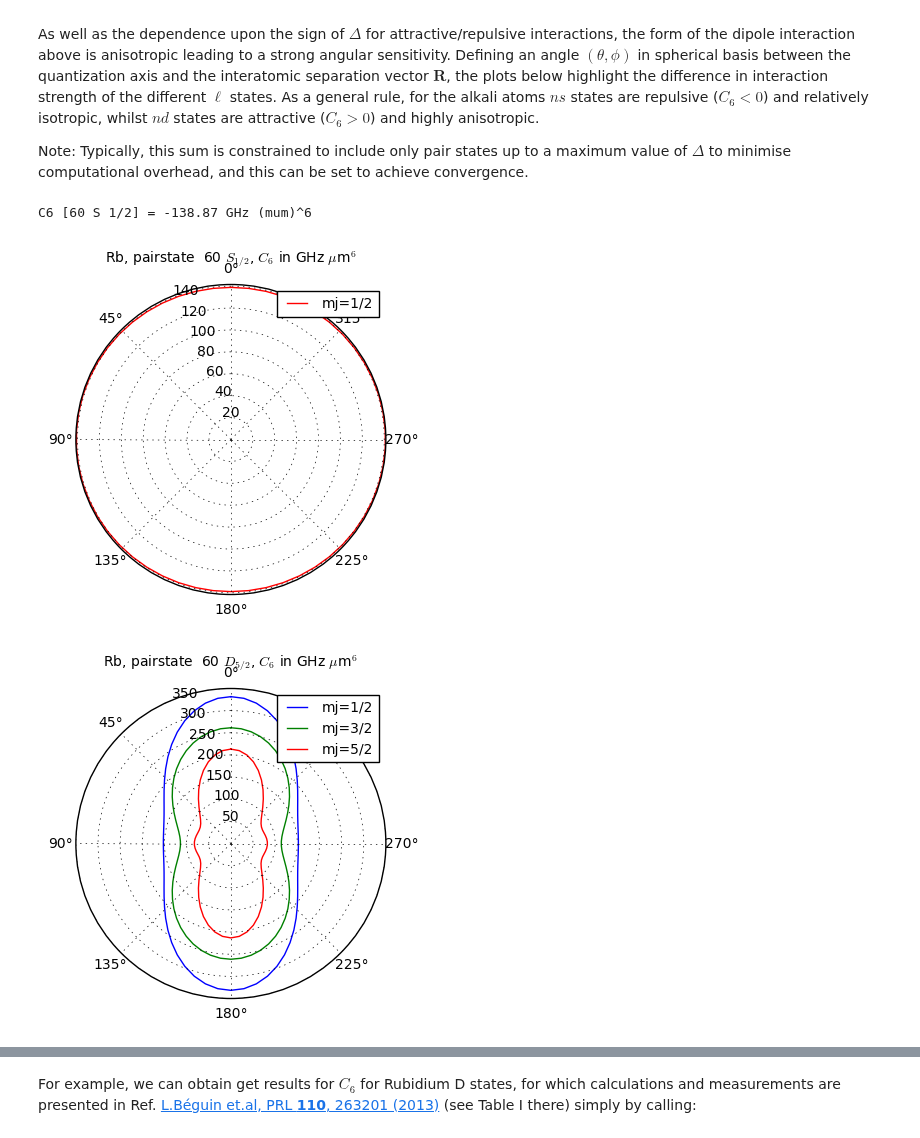
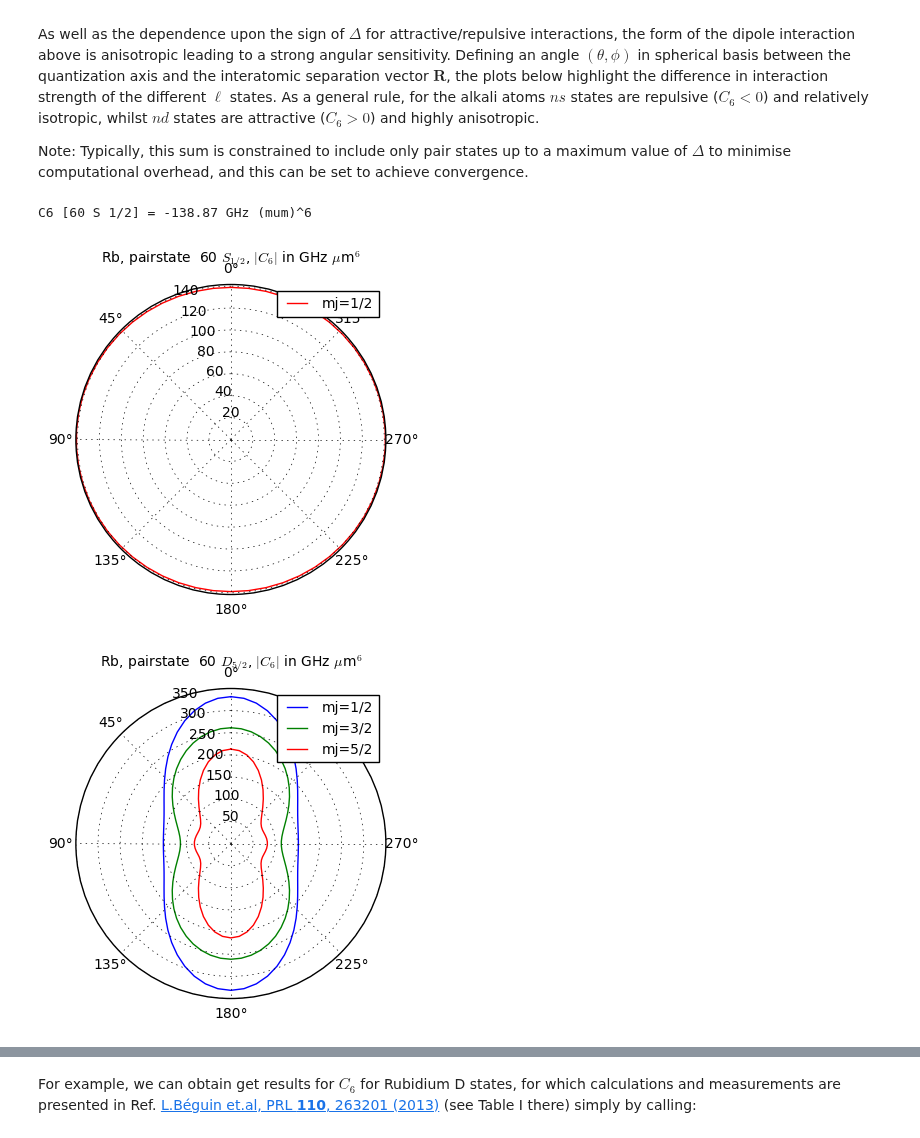
Before and after one commit to nikolasibalic/ARC-Alkali-Rydberg-Calculator, a Jupyter notebook: doc/Rydberg_atoms_a_primer_notebook.ipynb, the cells around one changed output, grey strips where cells are left out. Cells and saved outputs as stored; diff of their text form; code cells hidden in the pictures.

```diff
--- a/doc/Rydberg_atoms_a_primer_notebook.ipynb
+++ b/doc/Rydberg_atoms_a_primer_notebook.ipynb
@@ -888,35 +888,35 @@ phi=0; #Azimuthal Angle [0-2pi]
 dn = 5; #Range of n to consider (n0-dn:n0+dn)
 deltaMax = 25e9 #Max pair-state energy difference [Hz]
 
 #Set target-state and extract value
 calculation = PairStateInteractions(Rubidium(), n0,l0,j0,n0,l0,j0, mj0,mj0)
 C6 = calculation.getC6perturbatively(theta,phi, dn, deltaMax)
 print("C6 [%s] = %.2f GHz (mum)^6" % (printStateString(n0,l0,j0),C6))
 
 
 #Angular Coupling
 #================
 #Evaluate C6 as a function of angle
 thetaList = np.linspace(0,2*pi,55)
 ax = plt.subplot(111, projection='polar')
 ax.set_theta_zero_location("N")
 line = []
 
 c6 = []
 for t in thetaList:
     C6 = calculation.getC6perturbatively(t,phi, dn, deltaMax)
     c6.append(abs(C6))
 
 # plot results
 lineLegend, = plt.plot(thetaList,c6,"-",color="r",label=("mj=%d/2"%int(2*mj0)) )
 line.append(lineLegend)
 
 plt.legend(handles=line,fontsize=10)
-plt.title("Rb, pairstate  60 $S_{1/2}$, $C_6$ in GHz $\mu$m$^{6}$",fontsize=10)
+plt.title("Rb, pairstate  60 $S_{1/2}$, $|C_6|$ in GHz $\mu$m$^{6}$",fontsize=10)
 plt.show()
 # %% [output]
 C6 [60 S 1/2] = -138.87 GHz (mum)^6
-[figure, old version]
+[figure, new version]
 # %%
 #Dipole-Interaction Dispersion Coefficient:60SD5/2
 #=================================================
@@ -945,10 +945,10 @@ for i in [0,1,2]:
     line.append(lineLegend)
 
 plt.legend(handles=line,fontsize=10)
-plt.title("Rb, pairstate  60 $D_{5/2}$, $C_6$ in GHz $\mu$m$^{6}$",fontsize=10)
+plt.title("Rb, pairstate  60 $D_{5/2}$, $|C_6|$ in GHz $\mu$m$^{6}$",fontsize=10)
 plt.show()
 # %% [output]
-[figure, old version]
+[figure, new version]
 # %%
 thetaList = np.linspace(0,2*pi,71)
 mj = [0.5,1.5]
```
Also changed, not shown: parts of 10 cells of this notebook, 4 other files.
